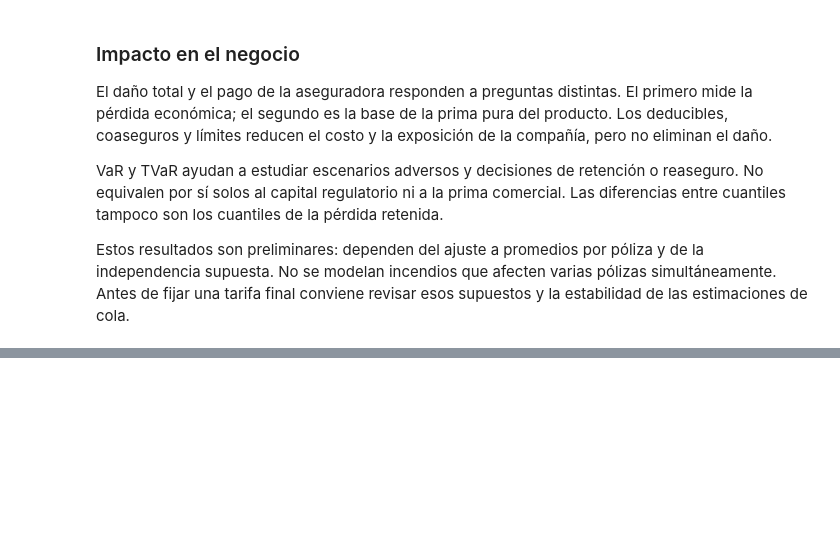
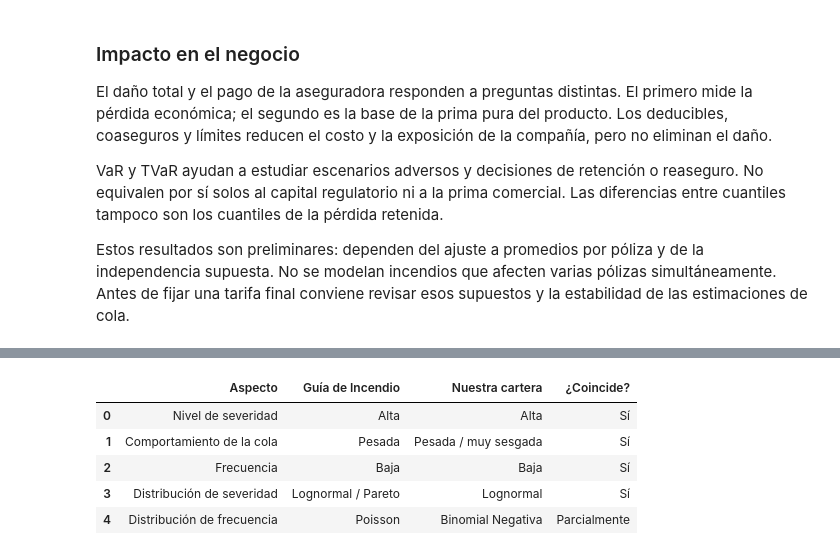
Before and after one commit to Ericdaniel78/MASDFR_20271, a Jupyter notebook: entregas/equipo_08/Practica_01/Practica_01_Equipo_08.ipynb, the cells around one changed output, grey strips where cells are left out. Cells and saved outputs as stored; diff of their text form; code cells hidden in the pictures; blank space fills up the shorter version.

Commit message:
Agrega inciso E validacion contra guia de ramos

```diff
--- a/entregas/equipo_08/Practica_01/Practica_01_Equipo_08.ipynb
+++ b/entregas/equipo_08/Practica_01/Practica_01_Equipo_08.ipynb
@@ -1025,0 +1085,45 @@ print("Para obtener la prima comercial, todavía faltan los recargos.")
+# %%
+# ─── Comparación de la cartera con la guía de ramos ─────────────────────
+
+comparacion_guia = pd.DataFrame({
+    "Aspecto": [
+        "Nivel de severidad",
+        "Comportamiento de la cola",
+        "Frecuencia",
+        "Distribución de severidad",
+        "Distribución de frecuencia"
+    ],
+
+    "Guía de Incendio": [
+        "Alta",
+        "Pesada",
+        "Baja",
+        "Lognormal / Pareto",
+        "Poisson"
+    ],
+
+    "Nuestra cartera": [
+        "Alta",
+        "Pesada / muy sesgada",
+        "Baja",
+        "Lognormal",
+        "Binomial Negativa"
+    ],
+
+    "¿Coincide?": [
+        "Sí",
+        "Sí",
+        "Sí",
+        "Sí",
+        "Parcialmente"
+    ]
+})
+
+display(comparacion_guia)
+# %% [output]
+|  | Aspecto | Guía de Incendio | Nuestra cartera | ¿Coincide? |
+| 0 | Nivel de severidad | Alta | Alta | Sí |
+| 1 | Comportamiento de la cola | Pesada | Pesada / muy sesgada | Sí |
+| 2 | Frecuencia | Baja | Baja | Sí |
+| 3 | Distribución de severidad | Lognormal / Pareto | Lognormal | Sí |
+| 4 | Distribución de frecuencia | Poisson | Binomial Negativa | Parcialmente |
```
Also changed, not shown: parts of 23 cells of this notebook.
